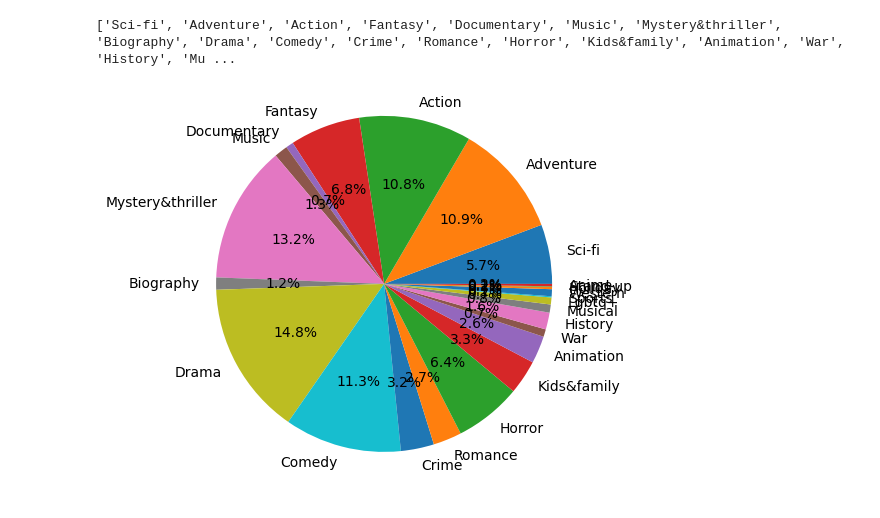
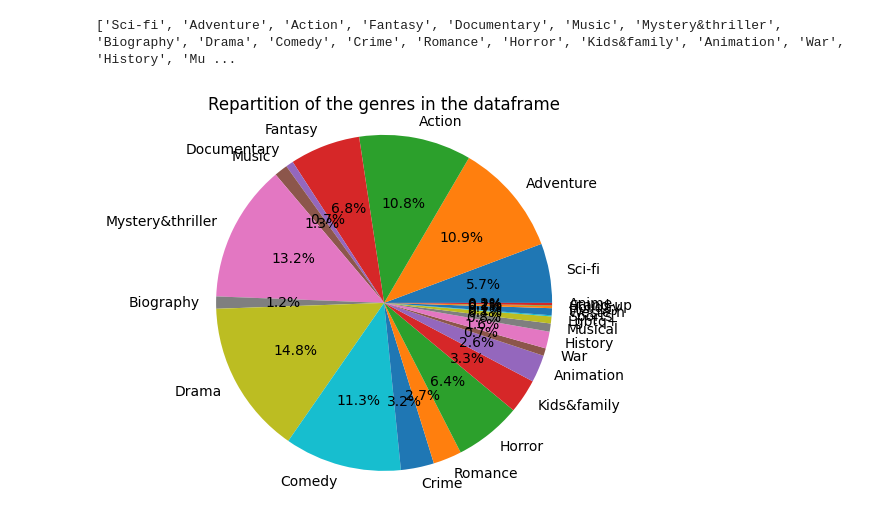
Before and after one commit to MaximeSzymanski/FilmScrapping, a Jupyter notebook: scrapping.ipynb, the cells around one changed output. Drawn from its saved outputs; the diff is of its cells as text; code cells hidden in the pictures.

Commit message:
Adding some graphs

```diff
--- a/scrapping.ipynb
+++ b/scrapping.ipynb
@@ -333,19 +333,19 @@ print(list_of_genres)
 # %%
 import matplotlib.pyplot as plt
 
 df_filtered = {}
 for genre in list_of_genres:
     df_filtered[genre] = len(df[df['Genre'].str.contains(genre)])
 # Repartition of the genres in the dataframe, with the number of movies for each genre.
 # plot the repartition of the genres, with the number of movies for each genre.
 # Création du graphique camembert
 fig, ax = plt.subplots()
 keys_list = list(map(str, df_filtered.keys()))
 values = list(df_filtered.values())
 ax.pie(values,labels=keys_list, autopct='%1.1f%%')
 plt.axis('equal')
-
+plt.title("Repartition of the genres in the dataframe")
 # Affichage du graphique
 plt.show()
 # %% [output]
-[figure, old version]
+[figure, new version]
```
